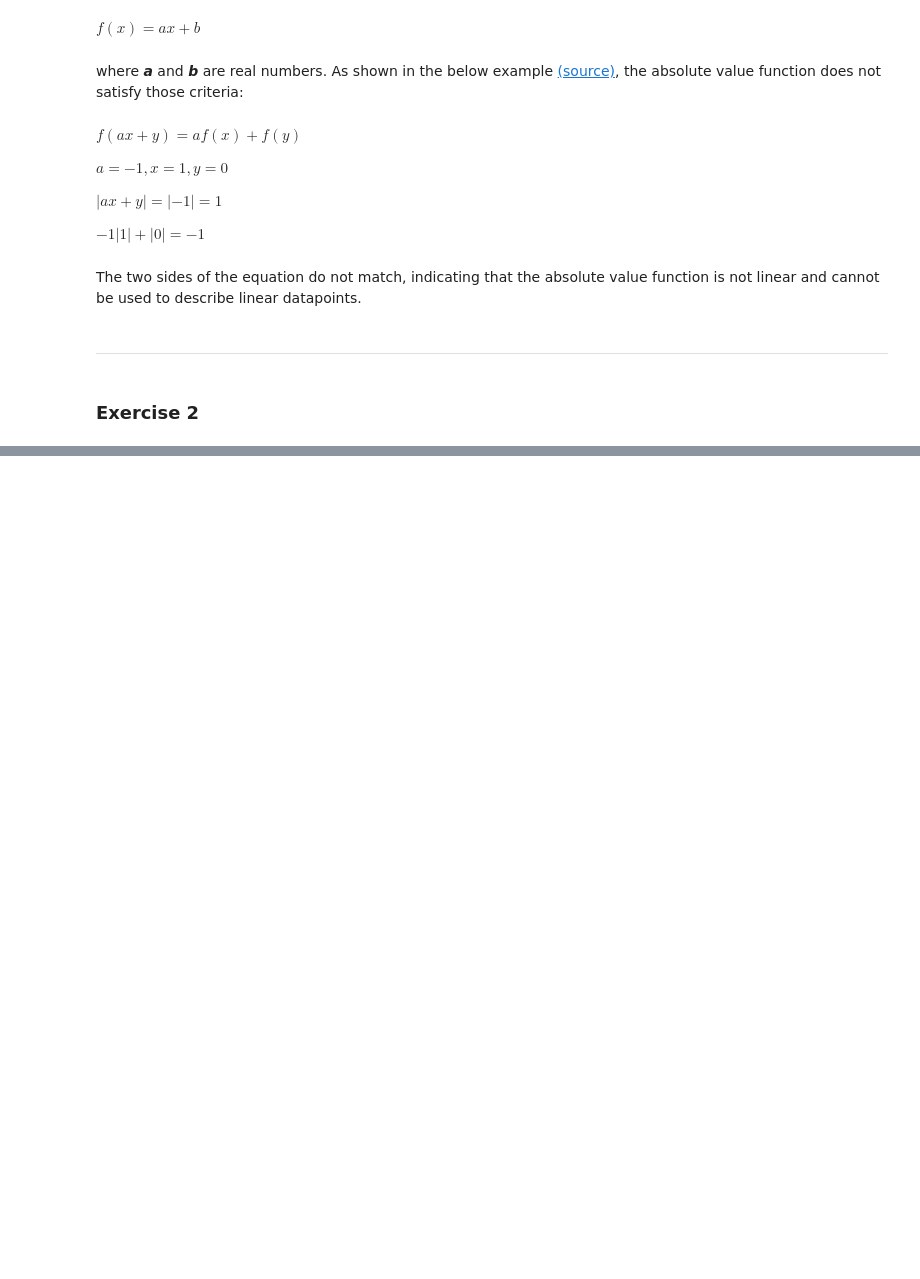
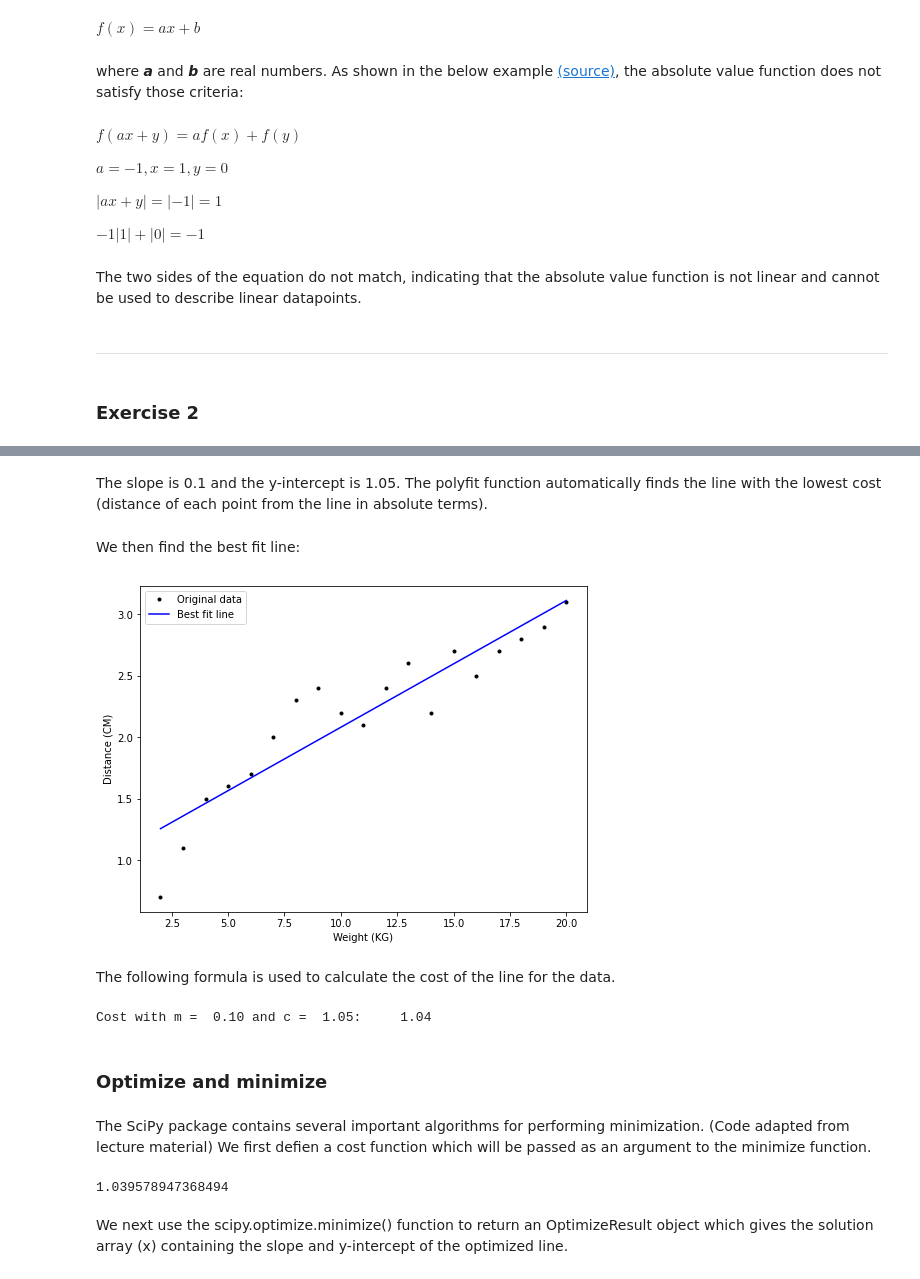
Before and after one commit to donalbuggy/MachineLearningProject, a Jupyter notebook: models_exercises.ipynb, the cells around one changed output, grey strips where cells are left out. Drawn from its saved outputs; the diff is of its cells as text; code cells hidden in the pictures; blank space fills up the shorter version.

```diff
--- a/models_exercises.ipynb
+++ b/models_exercises.ipynb
@@ -77,0 +108,31 @@ Task:
+# %% [markdown]
+The slope is 0.1 and the y-intercept is 1.05. The polyfit function automatically finds the line with the lowest cost (distance of each point from the line in absolute terms).
+# %% [markdown]
+We then find the best fit line:
+# %%
+# plot the best fit line
+plt.plot(x, y, 'k.', label='Original data')
+plt.plot(x, m * x + c, 'b-', label='Best fit line')
+
+# add axis labels and legend
+plt.xlabel('Weight (KG)')
+plt.ylabel('Distance (CM)')
+plt.legend()
+
+# show the plot
+plt.show()
+# %% [output]
+[figure, added]
+# %% [markdown]
+The following formula is used to calculate the cost of the line for the data.
+# %%
+cost = lambda m,c: np.sum([(y[i] - m * x[i] - c)**2 for i in range(x.size)])
+
+print("Cost with m = %5.2f and c = %5.2f: %8.2f" % (m, c, cost(m, c)))
+# %% [output]
+Cost with m =  0.10 and c =  1.05:     1.04
+# %% [markdown]
+### Optimize and minimize
+# %% [markdown]
+The SciPy package contains several important algorithms for performing minimization. (Code adapted from lecture material)
+We first defien a cost function which will be passed as an argument to the minimize function.
@@ -77,0 +149,6 @@ Task:
+# %%
+cost((0.10315789, 1.04947368))
+# %% [output]
+1.039578947368494
+# %% [markdown]
+We next use the scipy.optimize.minimize() function to return an OptimizeResult object which gives the solution array (x) containing the slope and y-intercept of the optimized line.
```
Also changed, not shown: parts of 27 cells of this notebook.
